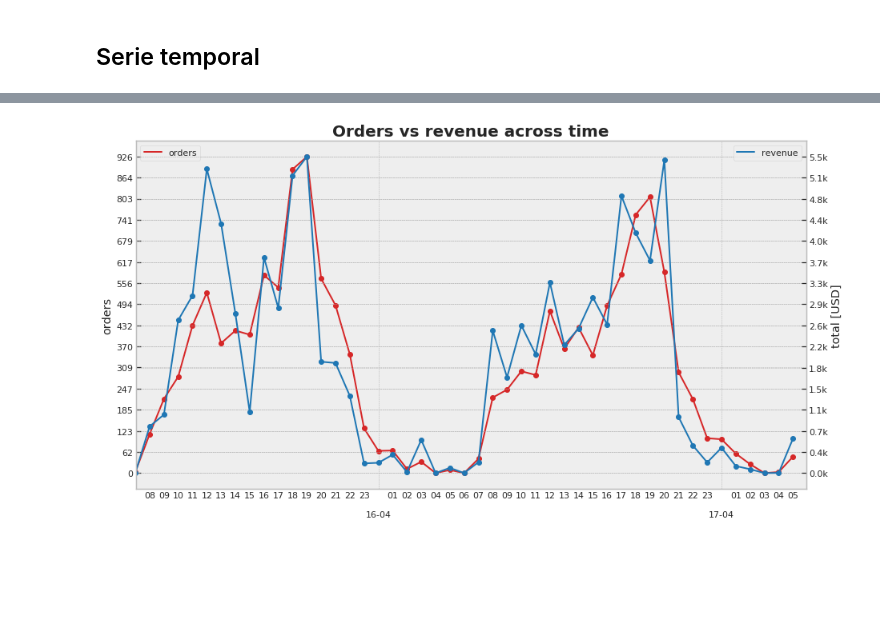
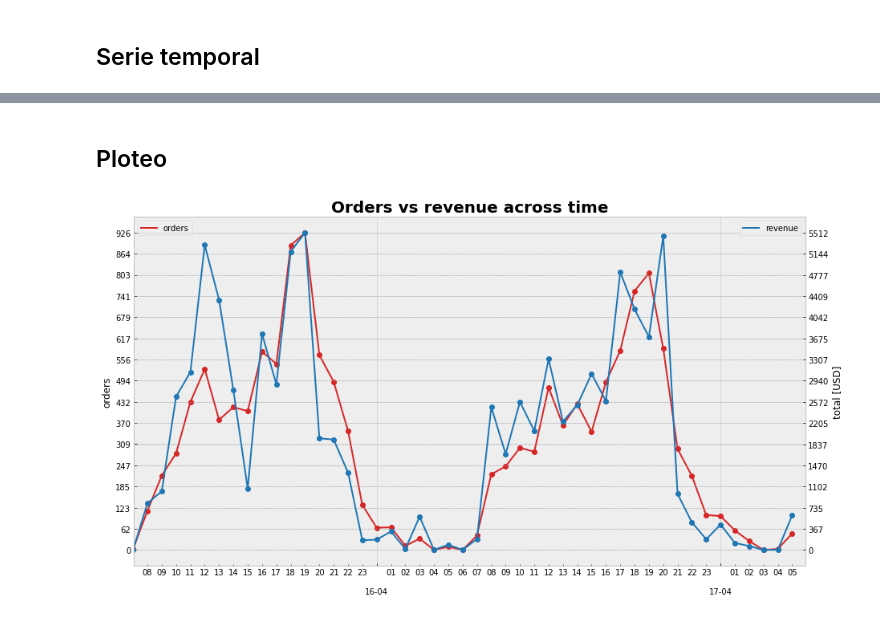
Before and after one commit to GeraCollante/rappi_data_eng_challenge, a Jupyter notebook: rappi_challenge.ipynb, the cells around one changed output, grey strips where cells are left out. Cells and saved outputs as stored; diff of their text form; code cells hidden in the pictures; blank space fills up the shorter version.

```diff
--- a/rappi_challenge.ipynb
+++ b/rappi_challenge.ipynb
@@ -45,6 +83,6 @@ msno.matrix(df)
 # %%
 df.rename(columns={'ORDER_ID':'order',
-                   'PRODUCT_ID':'product',
+                   'PRODUCT_ID':'producto',
                    'PAYMENT_METHOD':'pay',
                    'TOTAL_VALUE':'total',
                    'CREATED_AT':'created',
@@ -128,5 +257,5 @@ def usd_cop2(value, date):
 # %%
 %%time
 
-df['usd_cop'] = df.apply(lambda x: usd_cop2(x['total'], x['created'].strftime('%Y-%m-%d')), axis=1)
+df['value'] = df.apply(lambda x: usd_currency_2(x['total'], x['created'].strftime('%Y-%m-%d')), axis=1)
 # %% [output]
@@ -383,13 +560,44 @@
 $$\texttt{AOV} = \frac{\texttt{revenue}}{\texttt{orders}}$$
 # %%
 def get_orders_per_store(df:pd.DataFrame)->pd.DataFrame:
+    """
+    Get orders per store
+
+    Parameters
+    ----------
+    df : pd.DataFrame
+        Original
+
+    Returns
+    ---------
+    pd.DataFrame
+        Computed
+    """
     orders = df.groupby(by='store').count().order.rename('orders').to_frame()
     return orders
 # %%
 def get_aov_per_store(df:pd.DataFrame)->pd.DataFrame:
+    """
+    Compute AOV per store
+
+    Parameters
+    ----------
+    df : pd.DataFrame
+        Original
+
+    Returns
+    ---------
+    pd.DataFrame
+        Computed
+    """
+    # Get orders and revenue
     orders = get_orders_per_store(df)
     revenue = get_revenue_per_store(df)
+
+    # Concat to create new DataFrame
     temp_df = pd.concat([orders, revenue], axis=1)
+
+    # Compute
     aov = (temp_df.revenue/temp_df.orders).to_frame().rename(columns={0:'aov'})
     return aov
 # %%
@@ -534,11 +774,8 @@ max_date = ts.index.max()
+# %% [markdown]
+## Ploteo
 # %%
 import matplotlib.dates as mdates
 from matplotlib.dates import DateFormatter
-
-# Compute df to plot
-t = '1H'
-ts_orders = ts.resample(t).order.count().to_frame()
-ts_total = ts.resample(t).total.sum().to_frame()
 
 # Variables
 steps = 15
@@ -559,33 +796,34 @@ ax1.tick_params(axis='y')
 ax1.set_yticks(ax1_yticks)
 ax1.legend(loc='upper left')
 
 ax2 = ax1.twinx()  # instantiate a second axes that shares the same x-axis
 
 # Draw plot
 ax2.plot(ts_total, color=ax2_color, label='revenue')
 ax2.plot(ts_total, 'o', color=ax2_color)
 
 # Decorate
 ax2.set_ylabel('total')
 ax2.set_yticks(ax2_yticks)
-ax2_ytickslabels = ["%.1fk" % x for x in list(ax2.get_yticks()/1000)]
+ax2_ytickslabels = ["%.1fk" % x for x in (ax2.get_yticks()/1000)]
+#ax2_ytickslabels = [str(x) for x in ax2.get_yticks()]
 #ax2_ytickslabels = ['{:,.1f}'.format(x) + 'k' for x in ax2_yticks/1000]
-ax2.set_yticklabels(ax2_ytickslabels)
+#ax2.set_yticklabels(ax2_ytickslabels)
 ax2.legend(loc='upper right')
 ax2.set_ylabel('total [USD]')
 ax2.set_xlim(min_date,max_date)
 plt.title('Orders vs revenue across time',
           fontdict={'size':20,
                     'weight':'bold'})
 
 # Define the date format
 ax1.xaxis.set(
     major_locator=mdates.DayLocator(),
     major_formatter=mdates.DateFormatter("\n\n%d-%m"),
     minor_locator=mdates.HourLocator(interval=1),
     minor_formatter=mdates.DateFormatter("%H"),
 )
 
 plt.show()
 # %% [output]
-[figure, old version]
+[figure, new version]
```
Also changed, not shown: parts of 54 cells of this notebook, 3 other files.
